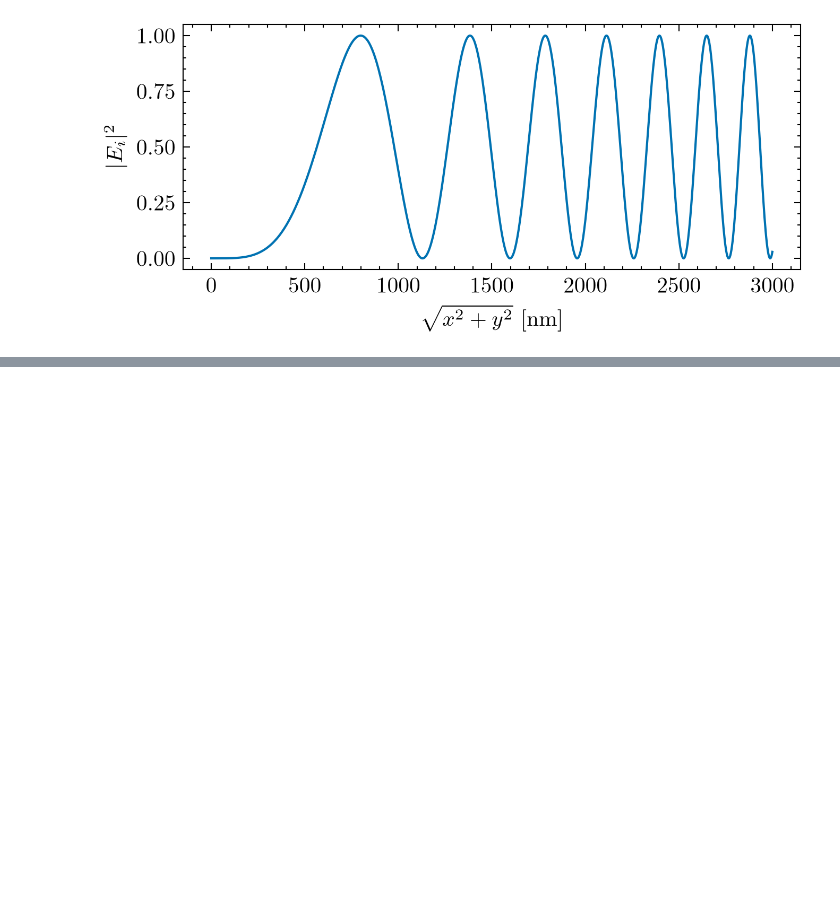
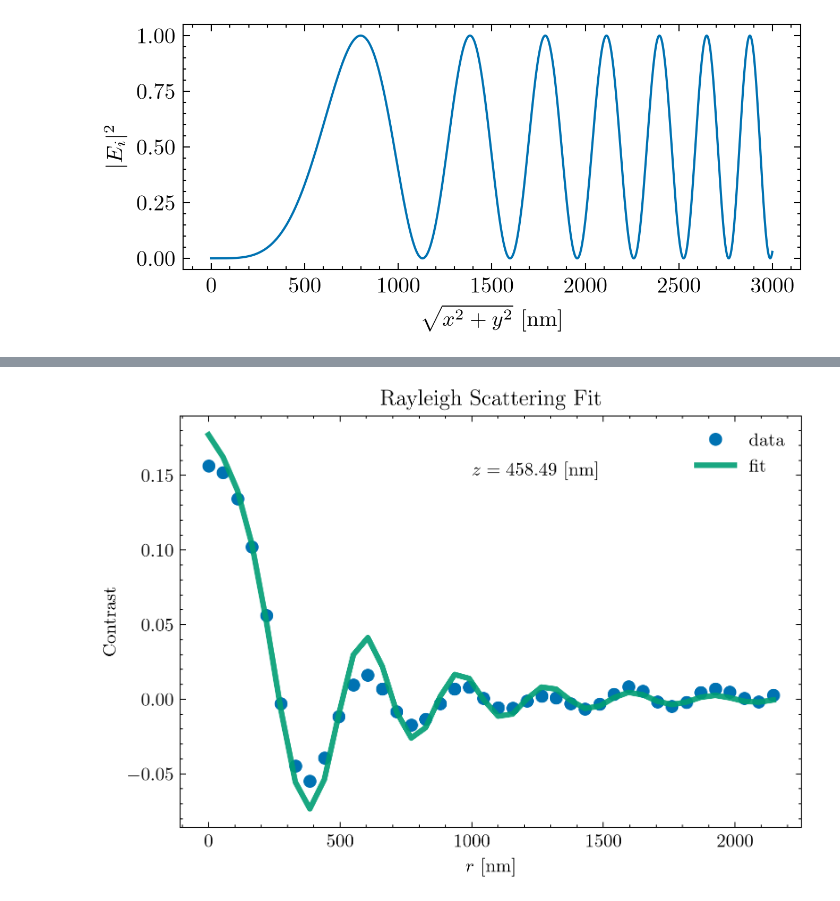
Before and after one commit to sinuose/mj_MASc_2026, a Jupyter notebook: Python/figures_all.ipynb, the cells around one changed output, grey strips where cells are left out. Saved outputs shown, nothing was run; the diff lists cells and outputs as text; code cells hidden in the pictures; blank space fills up the shorter version.

```diff
--- a/Python/figures_all.ipynb
+++ b/Python/figures_all.ipynb
@@ -72,0 +547,19 @@ WindowsPath('Figures/NewtonRings.svg')
+# %%
+fit = iPSF_radial(r_arr, 2 * np.pi / (405.0 / 1.33), z_traj[0], opt['E0'], 0,   opt['ef'])
+
+# plt.imshow(roi_dss[0])
+# plt.imshow(marr[0], alpha=0.5)
+fig = plt.figure(figsize=(6,4))
+ax = fig.add_subplot(111)
+ax.plot(r_arr, rad_av_arr[0], label='data', marker='o', linestyle ='None')
+ax.plot(r_arr, fit, label='fit', linewidth=3, alpha=0.9)
+ax.legend()
+ax.set_ylabel('Contrast')
+ax.set_xlabel(r'$r$ [nm]')
+ax.set_title('Rayleigh Scattering Fit')
+
+ax.text(1000, 0.15, f'$z = {z_traj[0]:.2f}$ [nm]')
+save_fig(fig, r'Figures/Rayleigh Fit.svg')
+plt.show()
+# %% [output]
+[figure, added]
```
Also changed, not shown: parts of 8 cells of this notebook.
